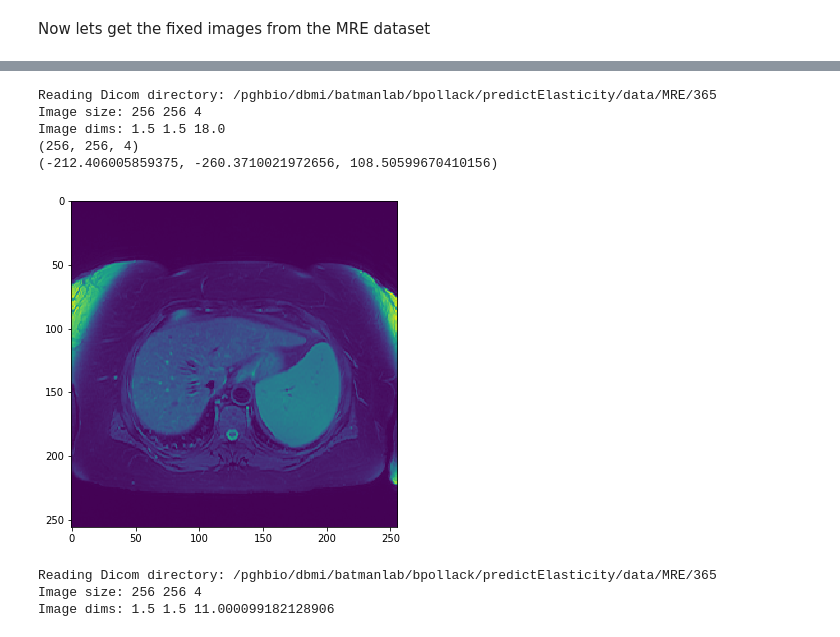
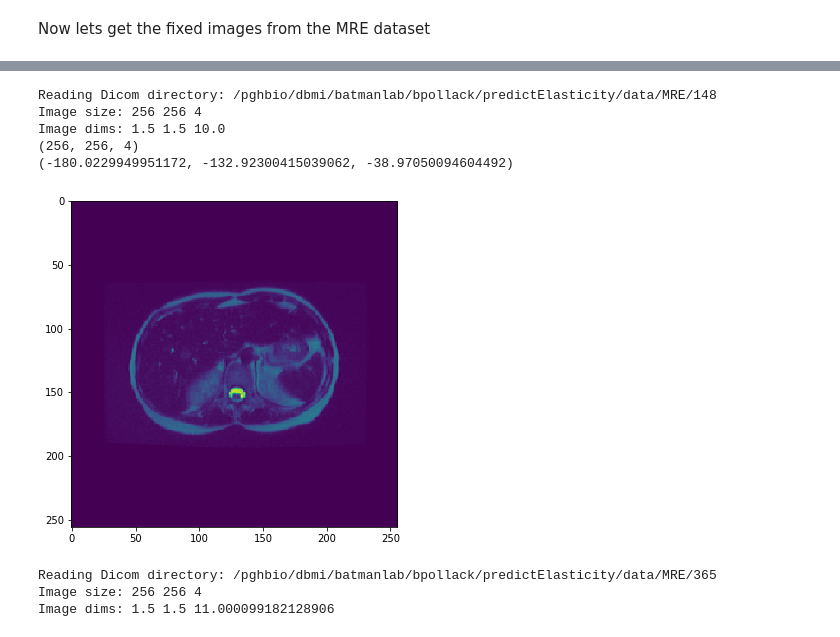
Before and after one commit to batmanlab/predictElasticity, a Jupyter notebook: notebooks/data_registration_simpleelastix.ipynb, the cells around one changed output, grey strips where cells are left out. Saved outputs shown, nothing was run; the diff lists cells and outputs as text; code cells hidden in the pictures.

```diff
--- a/notebooks/data_registration_simpleelastix.ipynb
+++ b/notebooks/data_registration_simpleelastix.ipynb
@@ -24,8 +31,8 @@ data_registration_testbed.ipynb
 # %% [markdown]
 Aggregate the moving image data, sort it, and put it into a single itk object.
 # %%
-dataRoot='/pghbio/dbmi/batmanlab/Data/CombinedHealthyAbdominalOrganSegmentation/MR_data_batch1/19/T2SPIR'
-#dataRoot='/pghbio/dbmi/batmanlab/Data/CombinedHealthyAbdominalOrganSegmentation/MR_data_batch1/19/T1DUAL'
+#dataRoot='/pghbio/dbmi/batmanlab/Data/CombinedHealthyAbdominalOrganSegmentation/MR_data_batch1/19/T2SPIR'
+dataRoot='/pghbio/dbmi/batmanlab/Data/CombinedHealthyAbdominalOrganSegmentation/MR_data_batch1/19/T1DUAL'
 moving_img_list = []
 for i,fn in enumerate(sorted(glob.glob( dataRoot + '/DICOM_anon/*dcm'))):
     #print(fn)
@@ -60,7 +67,7 @@ seg_image_list = []
 for i,fn in enumerate(sorted(glob.glob( dataRoot + '/Ground/*png'))):
     #print(fn)
     tmp_seg_img = sitk.GetArrayFromImage(sitk.ReadImage(fn))
-    tmp_seg_img = np.where((tmp_seg_img>75) & (tmp_seg_img<81),1,0)
+    tmp_seg_img = np.where((tmp_seg_img>75) & (tmp_seg_img<81),80,0)
     seg_image_list.append(tmp_seg_img)
 
 plt.figure()
@@ -69,26 +76,31 @@ plt.imshow(tmp_img)
 plt.xticks([])
 plt.yticks([])
 
-seg_image= np.zeros((len(seg_image_list),seg_image_list[0].shape[0], seg_image_list[0].shape[1] ), dtype=np.int8)
-seg_mask= np.zeros((len(seg_image_list),seg_image_list[0].shape[0], seg_image_list[0].shape[1] ), dtype=np.int8)
+seg_image= np.zeros((len(seg_image_list),seg_image_list[0].shape[0], seg_image_list[0].shape[1] ), dtype=np.float32)
+#seg_mask= np.zeros((len(seg_image_list),seg_image_list[0].shape[0], seg_image_list[0].shape[1] ), dtype=np.float32)
 for i,img in enumerate(seg_image_list):
     seg_image[i,:,:] = img
-    seg_mask_tmp = rescale(img, 1.5)
-    plt.figure()
-    plt.imshow(seg_mask_tmp)
-    plt.xticks([])
-    plt.yticks([])
-    scale = int((seg_mask_tmp.shape[0]-img[0].shape[0])/2)
-    seg_mask[i,:,:] = seg_mask_tmp[scale:scale+320, scale:scale+320]
+    #seg_mask_tmp = rescale(img, 1.8)
+    #plt.figure()
+    #plt.imshow(seg_mask_tmp)
+    #plt.xticks([])
+    #plt.yticks([])
+    #scale = int((seg_mask_tmp.shape[0]-img[0].shape[0])/2)
+    #seg_mask[i,:,:] = seg_mask_tmp[scale:scale+320, scale:scale+320]
 
 
-plt.figure()
-plt.imshow(seg_mask[22,:,:])
-plt.xticks([])
-plt.yticks([])
+#plt.figure()
+#plt.imshow(seg_mask[22,:,:])
+#plt.xticks([])
+#plt.yticks([])
 
 seg_image= sitk.GetImageFromArray(seg_image)
 seg_image.SetDirection(tmp_moving_image.GetDirection())
 seg_image.SetOrigin(tmp_moving_image.GetOrigin())
 seg_image.SetSpacing(tmp_moving_image.GetSpacing())
+
+#seg_mask= sitk.GetImageFromArray(seg_mask)
+#seg_mask.SetDirection(tmp_moving_image.GetDirection())
+#seg_mask.SetOrigin(tmp_moving_image.GetOrigin())
+#seg_mask.SetSpacing(tmp_moving_image.GetSpacing())
 # %% [output]
@@ -110,43 +120,43 @@ Now lets get the fixed images from the MRE dataset
 # %%
 #temp_data_dir = '/pghbio/dbmi/batmanlab/bpollack/predictElasticity/data/MRE/365/DICOM/ST00001'
-temp_data_dir = '/pghbio/dbmi/batmanlab/bpollack/predictElasticity/data/MRE/365'
+temp_data_dir = '/pghbio/dbmi/batmanlab/bpollack/predictElasticity/data/MRE/148'
 full_data_dir = '/pghbio/dbmi/batmanlab/bpollack/predictElasticity/data/MRE/'
 subdir_names = ['SE00001','SE00002','SE00003','SE00004','SE00005','SE00006']
-for fn in ['T2FR']:
+for fn in ['T2SS']:
     print( "Reading Dicom directory:", temp_data_dir )
 
     #reader = sitk.ImageSeriesReader()
     #dicom_names = reader.GetGDCMSeriesFileNames( temp_data_dir + '/' + fn )
     #reader.SetFileNames(dicom_names)
     #reader.MetaDataDictionaryArrayUpdateOn()
     #reader.LoadPrivateTagsOn()
     #image = reader.Execute()
     nifti_name = temp_data_dir + '/' + fn+'.nii'
     reader = sitk.ImageFileReader()
     reader.SetImageIO("NiftiImageIO")
     reader.SetFileName(nifti_name)
     image = reader.Execute();
     size = image.GetSize()
     dims = image.GetSpacing()
     print( "Image size:", size[0], size[1], size[2] )
     print( "Image dims:", dims[0], dims[1], dims[2] )
 fixed_image = image
 fixed_image.GetPixelIDTypeAsString()
 caster = sitk.CastImageFilter()
 caster.SetOutputPixelType( sitk.sitkFloat32)
 fixed_image = caster.Execute( fixed_image )
 print(fixed_image.GetSize())
 print(fixed_image.GetOrigin())
 plt.figure()
-plt.imshow(sitk.GetArrayFromImage(fixed_image)[3])
+plt.imshow(sitk.GetArrayFromImage(fixed_image)[0])
 input_2d = sitk.GetArrayFromImage(fixed_image)[0]
 # %% [output]
-Reading Dicom directory: /pghbio/dbmi/batmanlab/bpollack/predictElasticity/data/MRE/365
+Reading Dicom directory: /pghbio/dbmi/batmanlab/bpollack/predictElasticity/data/MRE/148
 Image size: 256 256 4
-Image dims: 1.5 1.5 18.0
+Image dims: 1.5 1.5 10.0
 (256, 256, 4)
-(-212.406005859375, -260.3710021972656, 108.50599670410156)
+(-180.0229949951172, -132.92300415039062, -38.97050094604492)
-[figure, old version]
+[figure, new version]
 # %%
 temp_data_dir = '/pghbio/dbmi/batmanlab/bpollack/predictElasticity/data/MRE/365'
 full_data_dir = '/pghbio/dbmi/batmanlab/bpollack/predictElasticity/data/MRE/'
```
Also changed, not shown: parts of 21 cells of this notebook, 4 other files.
